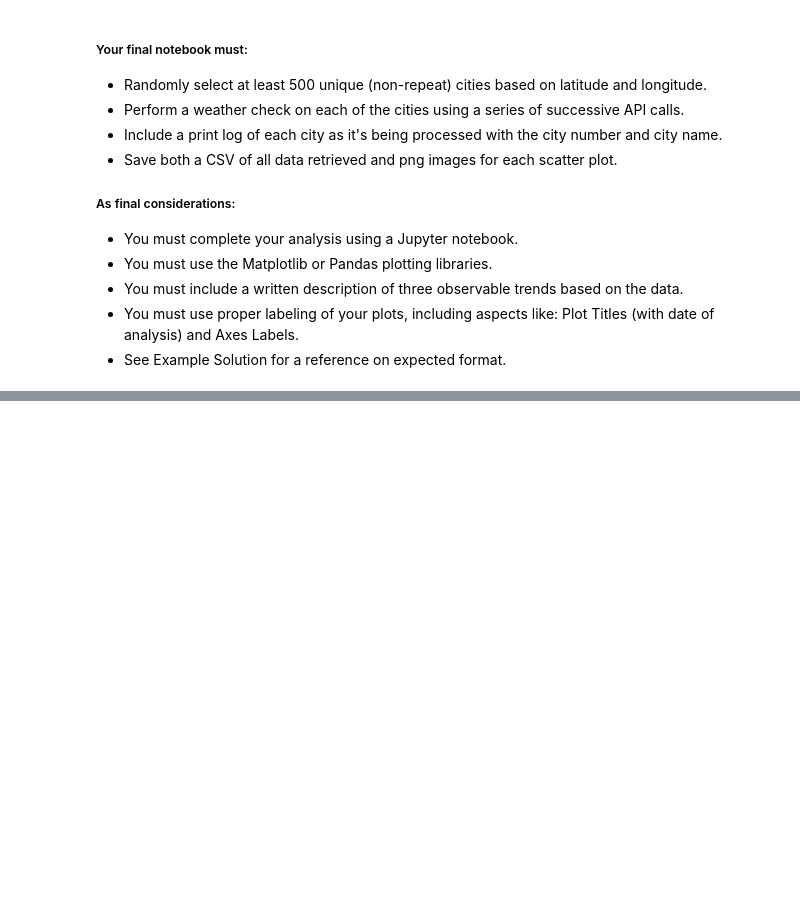
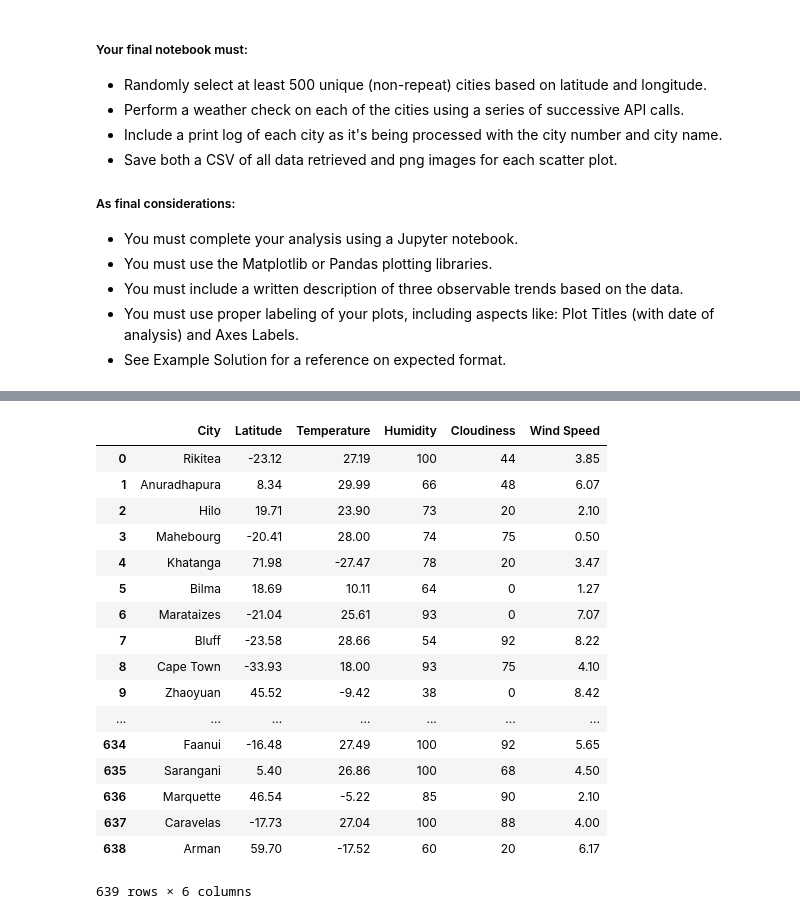
Before and after one commit to emtodd11/HW6-APIs, a Jupyter notebook: HW 6 WeatherPy Emily Todd.ipynb, the cells around one changed output, grey strips where cells are left out. Drawn from its saved outputs; the diff is of its cells as text; code cells hidden in the pictures; blank space fills up the shorter version.

```diff
--- a/HW 6 WeatherPy Emily Todd.ipynb
+++ b/HW 6 WeatherPy Emily Todd.ipynb
@@ -44,7 +50,8 @@ url = "http://api.openweathermap.org/data/2.5/weather?"
 units = "metric"
 # %%
 # generate random latitude and longitude list for sample cities
-lat_coords = random.sample(list(range(-90, 90)), 10)
+
+lat_coords = np.random.uniform(low=-90.000, high=90.000, size=700)
+lon_coords = np.random.uniform(low=-180.000, high=180.000, size=700)
 print(lat_coords)
-lon_coords = random.sample(list(range(-180, 180)), 10)
 print(lon_coords)
@@ -95,19 +140,38 @@ print(wind)
 # %%
 # create a data frame to hold weather data
 weather_dict = {
     "City": city_name,
     "Latitude": latitude,
     "Temperature": temp,
     "Humidity": humidity,
     "Cloudiness": clouds,
     "Wind Speed": wind
 }
 
 weather_data = pd.DataFrame(weather_dict)
 
 weather_data.to_csv("WeatherData.csv", index=False)
 
-weather_data.head()
+weather_data
+# %% [output]
+|  | City | Latitude | Temperature | Humidity | Cloudiness | Wind Speed |
+| 0 | Rikitea | -23.12 | 27.19 | 100 | 44 | 3.85 |
+| 1 | Anuradhapura | 8.34 | 29.99 | 66 | 48 | 6.07 |
+| 2 | Hilo | 19.71 | 23.90 | 73 | 20 | 2.10 |
+| 3 | Mahebourg | -20.41 | 28.00 | 74 | 75 | 0.50 |
+| 4 | Khatanga | 71.98 | -27.47 | 78 | 20 | 3.47 |
+| 5 | Bilma | 18.69 | 10.11 | 64 | 0 | 1.27 |
+| 6 | Marataizes | -21.04 | 25.61 | 93 | 0 | 7.07 |
+| 7 | Bluff | -23.58 | 28.66 | 54 | 92 | 8.22 |
+| 8 | Cape Town | -33.93 | 18.00 | 93 | 75 | 4.10 |
+| 9 | Zhaoyuan | 45.52 | -9.42 | 38 | 0 | 8.42 |
+| ... | ... | ... | ... | ... | ... | ... |
+| 634 | Faanui | -16.48 | 27.49 | 100 | 92 | 5.65 |
+| 635 | Sarangani | 5.40 | 26.86 | 100 | 68 | 4.50 |
+| 636 | Marquette | 46.54 | -5.22 | 85 | 90 | 2.10 |
+| 637 | Caravelas | -17.73 | 27.04 | 100 | 88 | 4.00 |
+| 638 | Arman | 59.70 | -17.52 | 60 | 20 | 6.17 |
+639 rows × 6 columns
 # %%
 # build a scatter plot for Temperature (F) vs. Latitude
 plt.scatter(weather_data["Latitude"], weather_data["Temperature"], marker="o")
```
Also changed, not shown: parts of 8 cells of this notebook, 5 other files.
